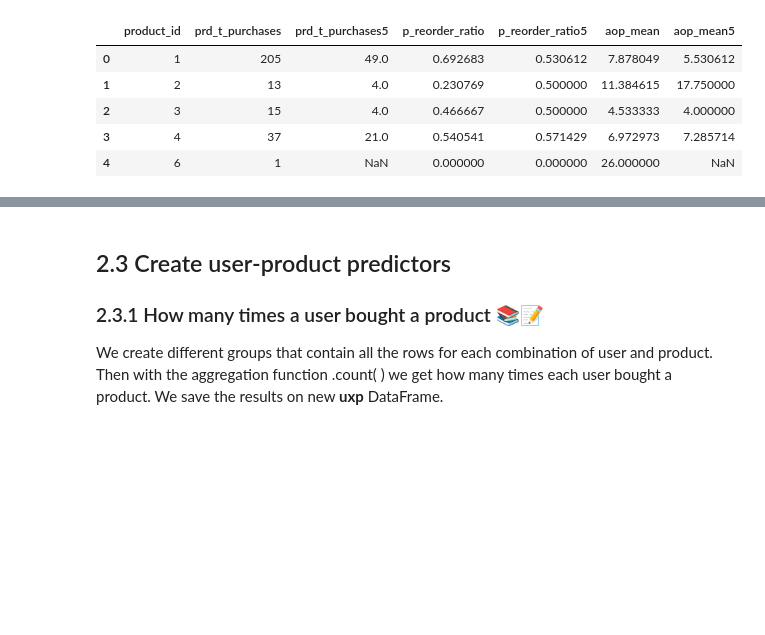
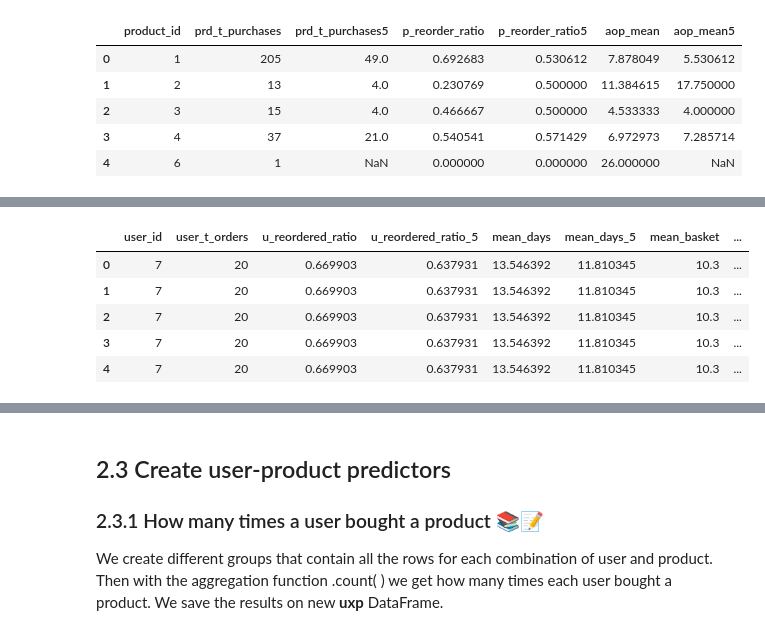
Before and after one commit to gregor1307/Instacart-case-UOM, a Jupyter notebook: Instacart Logistic Notebook.ipynb, the cells around one changed output, grey strips where cells are left out. Saved outputs shown, nothing was run; the diff lists cells and outputs as text; code cells hidden in the pictures; blank space fills up the shorter version.

```diff
--- a/Instacart Logistic Notebook.ipynb
+++ b/Instacart Logistic Notebook.ipynb
@@ -582,3 +580,7 @@ prd.head()
 | 2 | 3 | 15 | 4.0 | 0.466667 | 0.500000 | 4.533333 | 4.000000 |
 | 3 | 4 | 37 | 21.0 | 0.540541 | 0.571429 | 6.972973 | 7.285714 |
 | 4 | 6 | 1 | NaN | 0.000000 | 0.000000 | 26.000000 | NaN |
+# %%
+ap5=products.merge(op5,on='product_id',how='right')
+ap5=ap5.groupby(['user_id','aisle_id'])['order_id'].count().to_frame('times_aisle')
+ap5.head()
@@ -584,0 +595,3 @@ prd.head()
+# %%
+ap5_sum=ap5.groupby('user_id')['times_aisle'].sum().to_frame('t_times_aisle')
+ap5_sum.head()
@@ -584,0 +606,3 @@ prd.head()
+# %%
+ap5=ap5.merge(ap5_sum,on='user_id',how='left')
+ap5.head()
@@ -584,0 +617,4 @@ prd.head()
+# %%
+ap5['freq_aisle_per_costumer']=ap5.times_aisle/ap5.t_times_aisle
+ap5=ap5.drop(['times_aisle','t_times_aisle'],axis=1)
+ap5.head()
@@ -584,0 +675,10 @@ prd.head()
+# %%
+user=user.merge(ap5,on='user_id',how='left')
+user.head()
+# %% [output]
+|  | user_id | user_t_orders | u_reordered_ratio | u_reordered_ratio_5 | mean_days | mean_days_5 | mean_basket | ... |
+| 0 | 7 | 20 | 0.669903 | 0.637931 | 13.546392 | 11.810345 | 10.3 | ... |
+| 1 | 7 | 20 | 0.669903 | 0.637931 | 13.546392 | 11.810345 | 10.3 | ... |
+| 2 | 7 | 20 | 0.669903 | 0.637931 | 13.546392 | 11.810345 | 10.3 | ... |
+| 3 | 7 | 20 | 0.669903 | 0.637931 | 13.546392 | 11.810345 | 10.3 | ... |
+| 4 | 7 | 20 | 0.669903 | 0.637931 | 13.546392 | 11.810345 | 10.3 | ... |
```
Also changed, not shown: parts of 42 cells of this notebook.
